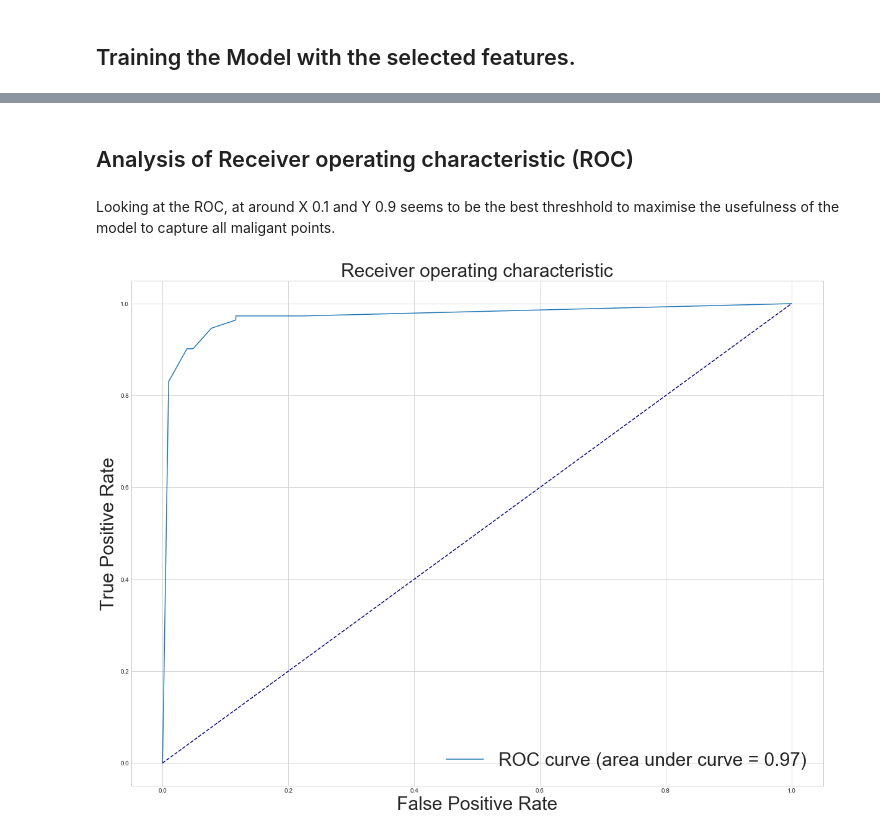
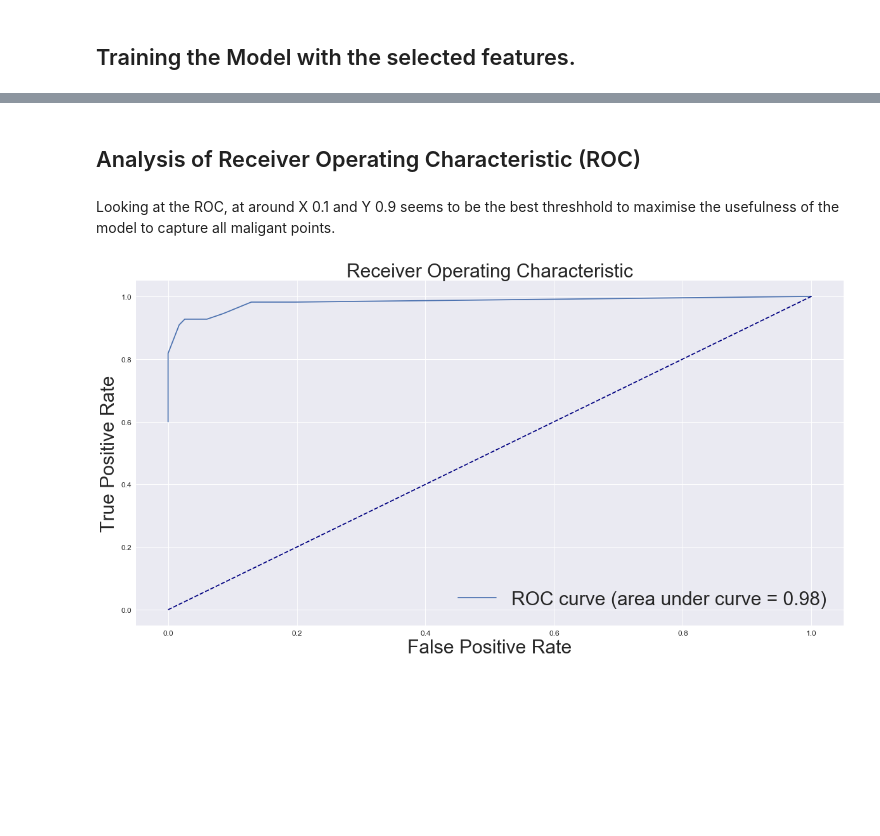
Before and after one commit to BenjaminIsaac0111/Cancer-Prediction-Model, a Jupyter notebook: Cancer Prediction.ipynb, the cells around one changed output, grey strips where cells are left out. Saved outputs shown, nothing was run; the diff lists cells and outputs as text; code cells hidden in the pictures; blank space fills up the shorter version.

```diff
--- a/Cancer Prediction.ipynb
+++ b/Cancer Prediction.ipynb
@@ -416,7 +442,7 @@ biplot(df, pca)
 # %% [markdown]
 ## Training the Model with the selected features.
 # %%
-processingList = ['perimeter_se','radius_mean','concave points_worst','texture_worst','fractal_dimension_mean']
+processingList = ['perimeter_se','radius_mean','concave points_worst','texture_worst','symmetry_se']
 
 from sklearn.ensemble import RandomForestClassifier
 from sklearn.metrics import confusion_matrix,accuracy_score,f1_score, roc_curve, roc_auc_score
@@ -432,3 +458,10 @@ X_train, X_test, Y_train, Y_test = train_test_split(X, Y, random_state=7, test_s
 
 ##Here is the model.
 clf_rf_0 = RandomForestClassifier(random_state=7).fit(X_train,Y_train)
+clf_rf_1 = RandomForestClassifier(random_state=7)
+
+cm = confusion_matrix(Y_test, clf_rf_0.predict(X_test))
+
+plt.figure(figsize=(10,10))
+
+sb.heatmap(cm, annot=True,cmap='viridis',fmt='g')
@@ -458,11 +487,11 @@ for i in score:
 # %% [markdown]
-## Analysis of Receiver operating characteristic (ROC)
+## Analysis of Receiver Operating Characteristic (ROC)
 # %%
 def plot_roc_curve(clf,X,Y):
     y_scores = clf.predict_proba(X)
     fpr, tpr, thresholds = roc_curve(Y, y_scores[:,1])
     roc_auc = roc_auc_score(Y,y_scores[:,1])
-    plt.title('Receiver operating characteristic', fontsize=30)
+    plt.title('Receiver Operating Characteristic', fontsize=30)
     plt.xlabel('False Positive Rate', fontsize=30)
     plt.ylabel('True Positive Rate', fontsize=30)
     plt.plot(fpr, tpr, label='ROC curve (area under curve = %0.2f)' % roc_auc)
@@ -471,7 +500,7 @@ def plot_roc_curve(clf,X,Y):
 # %% [markdown]
 Looking at the ROC, at around X 0.1 and Y 0.9 seems to be the best threshhold to maximise the usefulness of the model to capture all maligant points.
 # %%
-plt.figure(figsize=(20,15))
+plt.figure(figsize=(20,10))
 plot_roc_curve(clf_rf_0, X_test ,Y_test)
 # %% [output]
-[figure, old version]
+[figure, new version]
```
Also changed, not shown: parts of 19 cells of this notebook.
